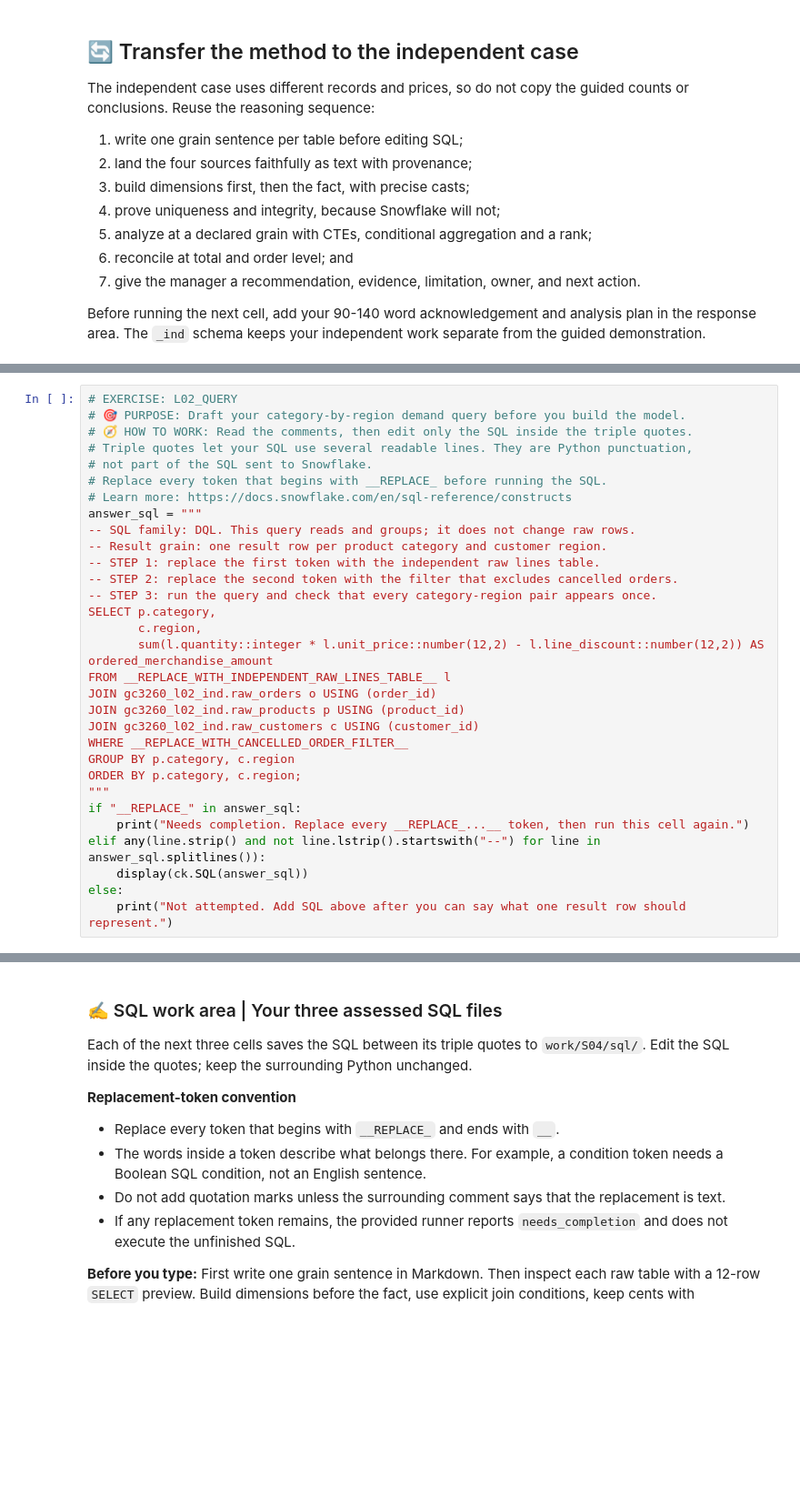
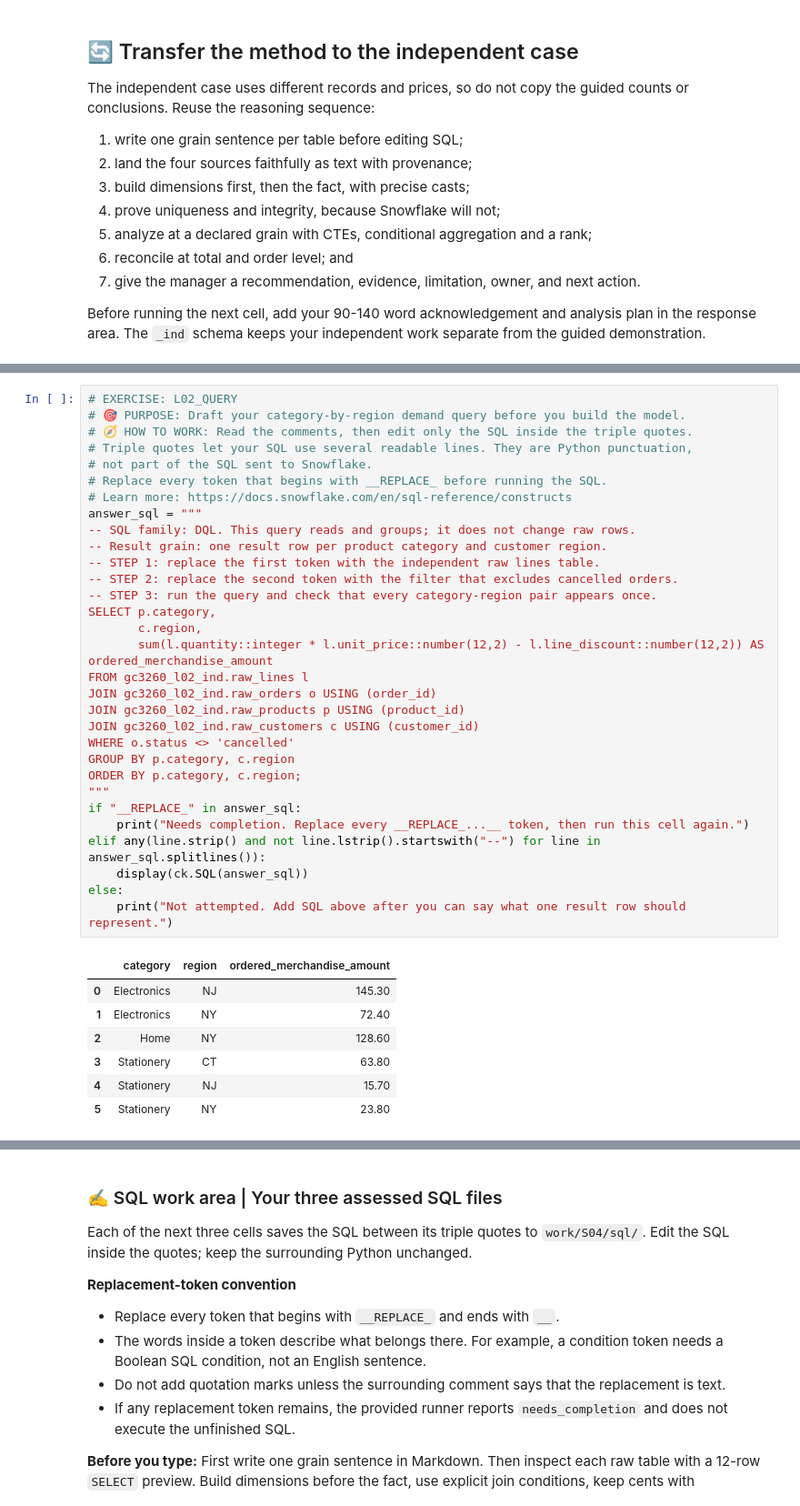
Before and after one commit to JonathanDrivas/Calibration-Detector, a Jupyter notebook: S04_LAB02_Yolande_Xia_xx2579.ipynb, the cells around one changed output, grey strips where cells are left out. Shown at 91% size. Cells and saved outputs as stored; diff of their text form; blank space fills up the shorter version.

```diff
--- a/S04_LAB02_Yolande_Xia_xx2579.ipynb
+++ b/S04_LAB02_Yolande_Xia_xx2579.ipynb
@@ -918,31 +1099,39 @@ ck.seed_case("gc3260_l02_ind", "independent")
 # %%
 # EXERCISE: L02_QUERY
 # 🎯 PURPOSE: Draft your category-by-region demand query before you build the model.
 # 🧭 HOW TO WORK: Read the comments, then edit only the SQL inside the triple quotes.
 # Triple quotes let your SQL use several readable lines. They are Python punctuation,
 # not part of the SQL sent to Snowflake.
 # Replace every token that begins with __REPLACE_ before running the SQL.
 # Learn more: https://docs.snowflake.com/en/sql-reference/constructs
 answer_sql = """
 -- SQL family: DQL. This query reads and groups; it does not change raw rows.
 -- Result grain: one result row per product category and customer region.
 -- STEP 1: replace the first token with the independent raw lines table.
 -- STEP 2: replace the second token with the filter that excludes cancelled orders.
 -- STEP 3: run the query and check that every category-region pair appears once.
 SELECT p.category,
        c.region,
        sum(l.quantity::integer * l.unit_price::number(12,2) - l.line_discount::number(12,2)) AS ordered_merchandise_amount
-FROM __REPLACE_WITH_INDEPENDENT_RAW_LINES_TABLE__ l
+FROM gc3260_l02_ind.raw_lines l
 JOIN gc3260_l02_ind.raw_orders o USING (order_id)
 JOIN gc3260_l02_ind.raw_products p USING (product_id)
 JOIN gc3260_l02_ind.raw_customers c USING (customer_id)
-WHERE __REPLACE_WITH_CANCELLED_ORDER_FILTER__
+WHERE o.status <> 'cancelled'
 GROUP BY p.category, c.region
 ORDER BY p.category, c.region;
 """
 if "__REPLACE_" in answer_sql:
     print("Needs completion. Replace every __REPLACE_...__ token, then run this cell again.")
 elif any(line.strip() and not line.lstrip().startswith("--") for line in answer_sql.splitlines()):
     display(ck.SQL(answer_sql))
 else:
     print("Not attempted. Add SQL above after you can say what one result row should represent.")
+# %% [output]
+|  | category | region | ordered_merchandise_amount |
+| 0 | Electronics | NJ | 145.30 |
+| 1 | Electronics | NY | 72.40 |
+| 2 | Home | NY | 128.60 |
+| 3 | Stationery | CT | 63.80 |
+| 4 | Stationery | NJ | 15.70 |
+| 5 | Stationery | NY | 23.80 |
```
Also changed, not shown: parts of 44 cells of this notebook.
